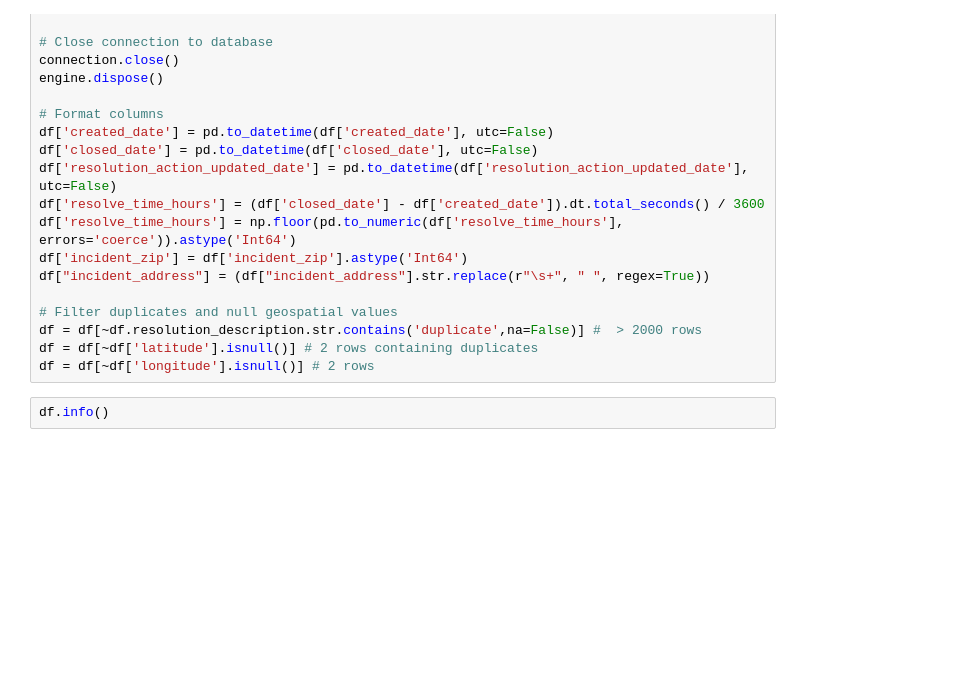
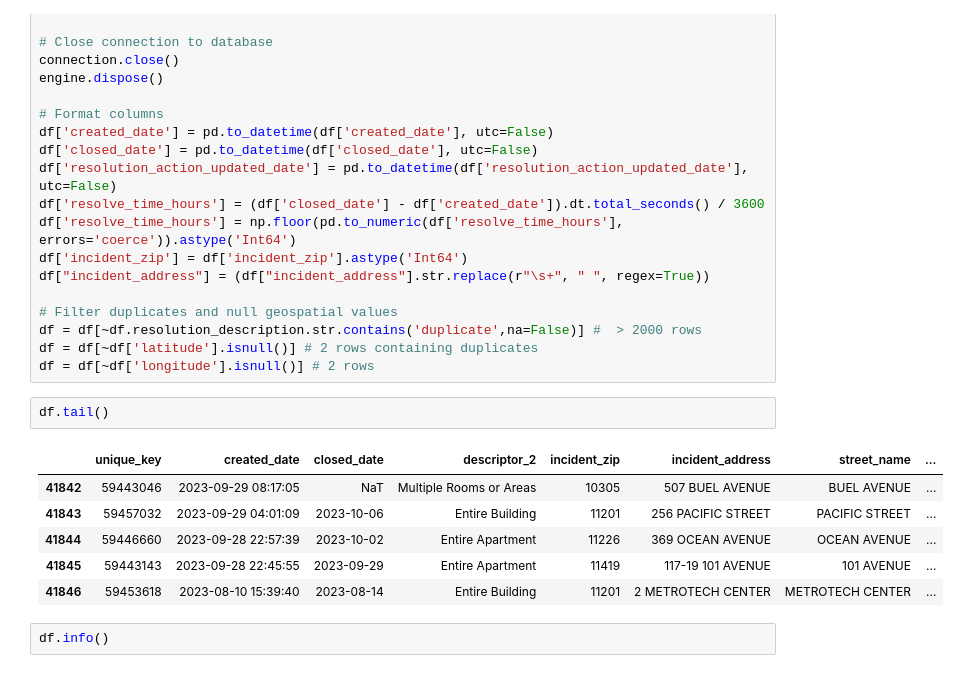
Before and after one commit to KimSilvaA/nyc-311-power-outages, a Jupyter notebook: notebooks/01_eda.ipynb, the cells around one changed output. Drawn from its saved outputs; the diff is of its cells as text; blank space fills up the shorter version.

```diff
--- a/notebooks/01_eda.ipynb
+++ b/notebooks/01_eda.ipynb
@@ -33,6 +35,15 @@ df["incident_address"] = (df["incident_address"].str.replace(r"\s+", " ", regex=
 df = df[~df.resolution_description.str.contains('duplicate',na=False)] #  > 2000 rows
 df = df[~df['latitude'].isnull()] # 2 rows containing duplicates
 df = df[~df['longitude'].isnull()] # 2 rows
+# %%
+df.tail()
+# %% [output]
+|  | unique_key | created_date | closed_date | descriptor_2 | incident_zip | incident_address | street_name | ... |
+| 41842 | 59443046 | 2023-09-29 08:17:05 | NaT | Multiple Rooms or Areas | 10305 | 507 BUEL AVENUE | BUEL AVENUE | ... |
+| 41843 | 59457032 | 2023-09-29 04:01:09 | 2023-10-06 | Entire Building | 11201 | 256 PACIFIC STREET | PACIFIC STREET | ... |
+| 41844 | 59446660 | 2023-09-28 22:57:39 | 2023-10-02 | Entire Apartment | 11226 | 369 OCEAN AVENUE | OCEAN AVENUE | ... |
+| 41845 | 59443143 | 2023-09-28 22:45:55 | 2023-09-29 | Entire Apartment | 11419 | 117-19 101 AVENUE | 101 AVENUE | ... |
+| 41846 | 59453618 | 2023-08-10 15:39:40 | 2023-08-14 | Entire Building | 11201 | 2 METROTECH CENTER | METROTECH CENTER | ... |
 # %%
 df.info()
 # %% [output]
```
Also changed, not shown: parts of 3 cells of this notebook, 18 other files.
